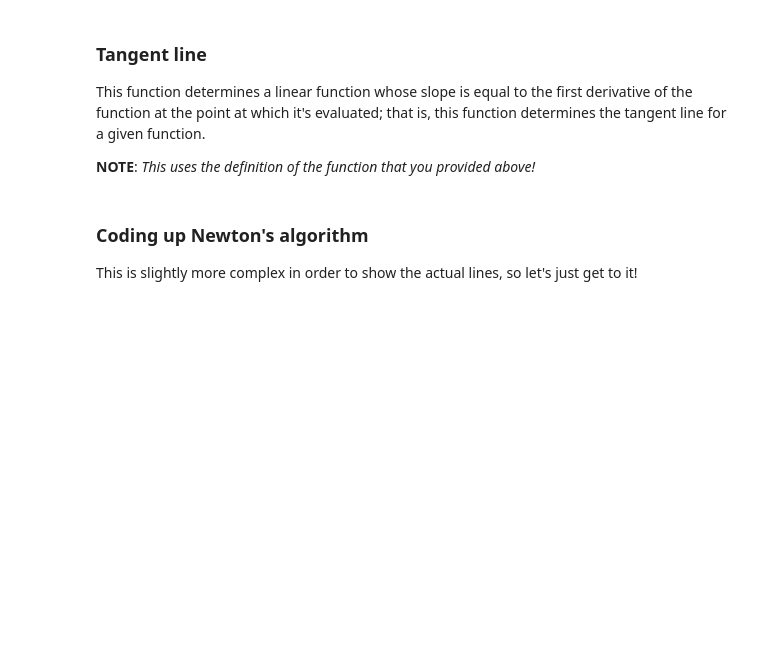
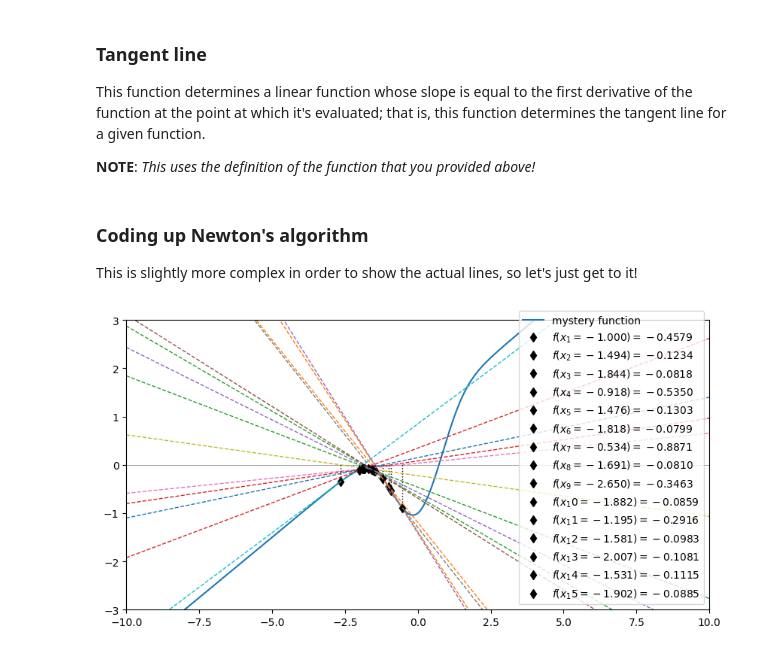
Before and after one commit to UChicagoPhysics/PHYS250, a Jupyter notebook: Examples/BisectionAndNewton.ipynb, the cells around one changed output. Saved outputs shown, nothing was run; the diff lists cells and outputs as text; code cells hidden in the pictures; blank space fills up the shorter version.

```diff
--- a/Examples/BisectionAndNewton.ipynb
+++ b/Examples/BisectionAndNewton.ipynb
@@ -188,7 +246,9 @@ def runNewton(startingpoint, order):
     plt.show()
 # %%
 fig, ax = plt.subplots(1,1,figsize=(10, 5))
-runNewton(-0.005,15)
+runNewton(-1,15)
+# %% [output]
+[figure, added]
 # %%
 fig, ax = plt.subplots(1,1,figsize=(10, 10))
 ax.set_xlim(-2,2)
```
Also changed, not shown: parts of 5 cells of this notebook.
